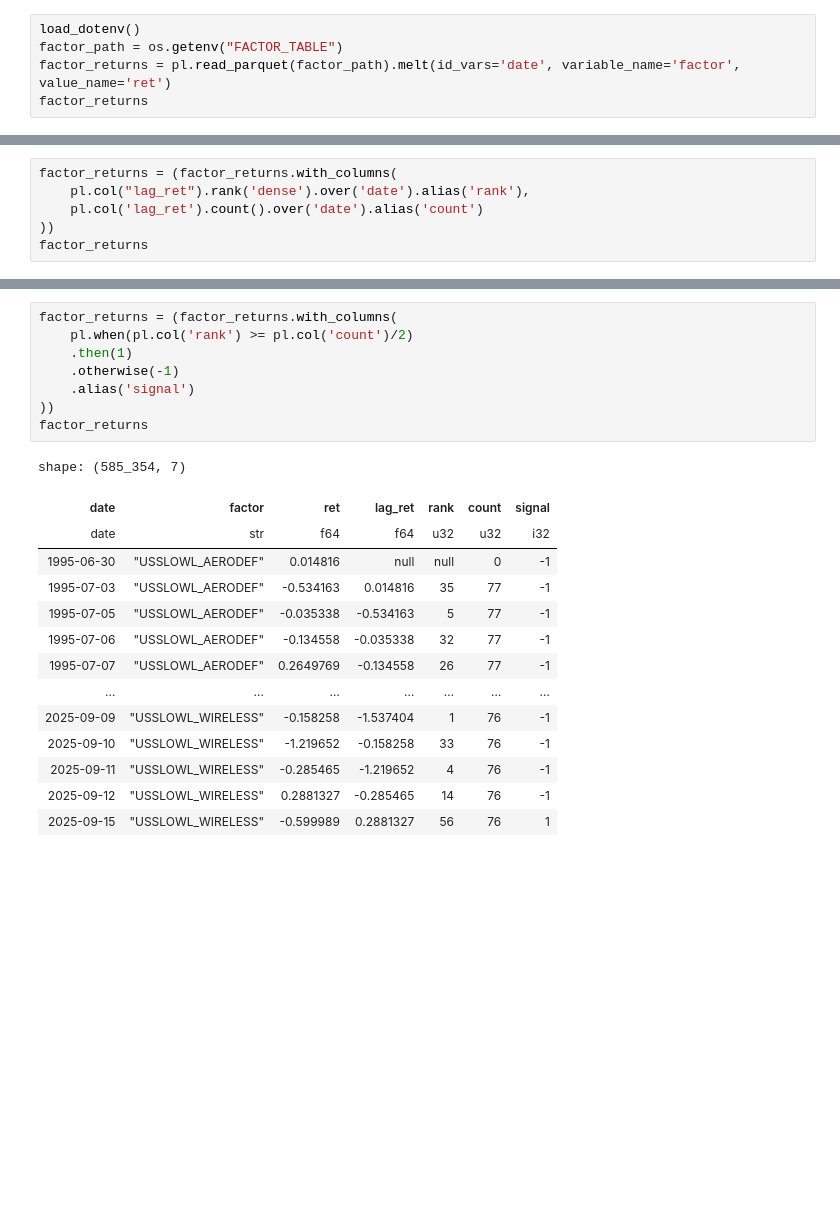
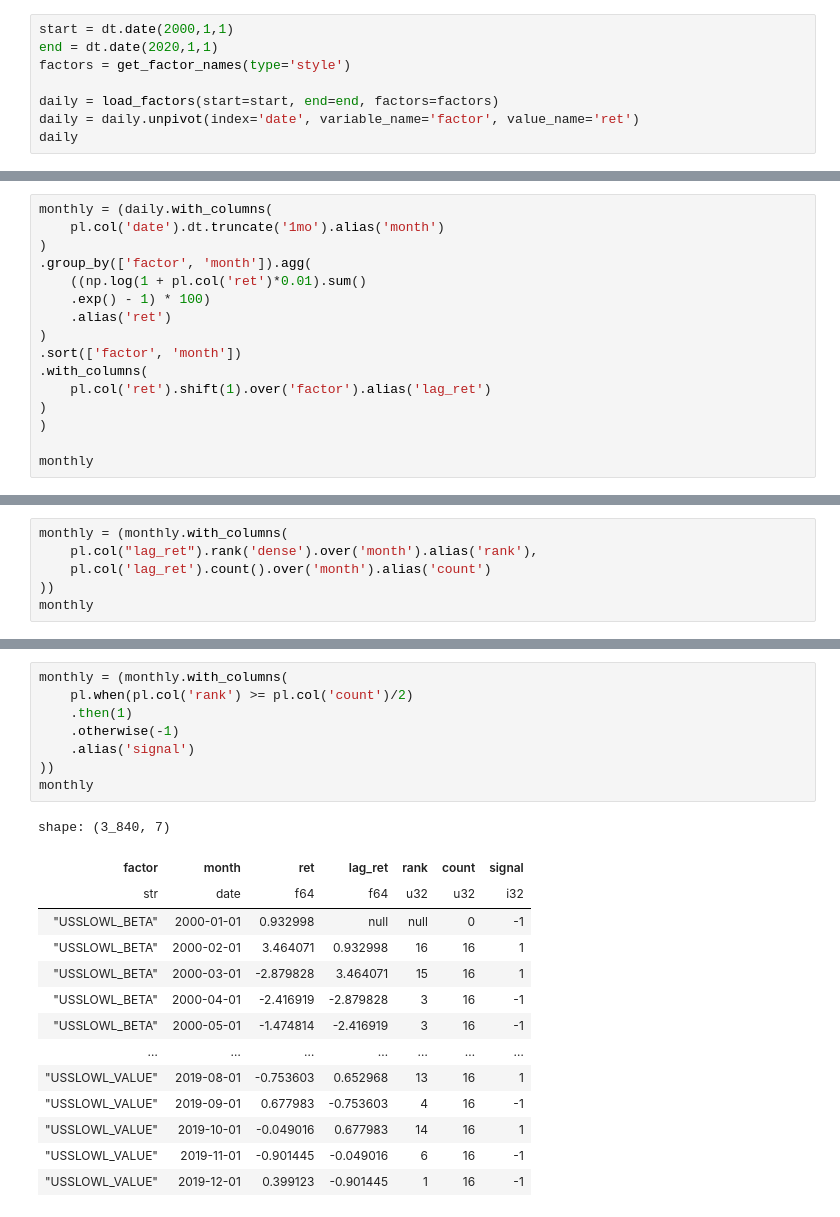
Before and after one commit to rvance1/factor-momentum, a Jupyter notebook: src/factors.ipynb, the cells around one changed output, grey strips where cells are left out. Cells and saved outputs as stored; diff of their text form; blank space fills up the shorter version.

```diff
--- a/src/factors.ipynb
+++ b/src/factors.ipynb
@@ -12,6 +10,9 @@ from dotenv import load_dotenv
 # %%
-load_dotenv()
-factor_path = os.getenv("FACTOR_TABLE")
-factor_returns = pl.read_parquet(factor_path).melt(id_vars='date', variable_name='factor', value_name='ret')
-factor_returns
+start = dt.date(2000,1,1)
+end = dt.date(2020,1,1)
+factors = get_factor_names(type='style')
+
+daily = load_factors(start=start, end=end, factors=factors)
+daily = daily.unpivot(index='date', variable_name='factor', value_name='ret')
+daily
 # %% [output]
@@ -51,0 +33,16 @@ shape: (585_354, 4)
+# %%
+monthly = (daily.with_columns(
+    pl.col('date').dt.truncate('1mo').alias('month')
+)
+.group_by(['factor', 'month']).agg(
+    ((np.log(1 + pl.col('ret')*0.01).sum()
+    .exp() - 1) * 100)
+    .alias('ret')
+)
+.sort(['factor', 'month'])
+.with_columns(
+    pl.col('ret').shift(1).over('factor').alias('lag_ret')
+)
+)
+
+monthly
@@ -52,7 +64,7 @@ shape: (585_354, 4)
 # %%
-factor_returns = (factor_returns.with_columns(
-    pl.col("lag_ret").rank('dense').over('date').alias('rank'),
-    pl.col('lag_ret').count().over('date').alias('count')
+monthly = (monthly.with_columns(
+    pl.col("lag_ret").rank('dense').over('month').alias('rank'),
+    pl.col('lag_ret').count().over('month').alias('count')
 ))
-factor_returns
+monthly
 # %% [output]
@@ -73,24 +85,24 @@ shape: (585_354, 6)
 # %%
-factor_returns = (factor_returns.with_columns(
+monthly = (monthly.with_columns(
     pl.when(pl.col('rank') >= pl.col('count')/2)
     .then(1)
     .otherwise(-1)
     .alias('signal')
 ))
-factor_returns
+monthly
 # %% [output]
-shape: (585_354, 7)
+shape: (3_840, 7)
-| date | factor | ret | lag_ret | rank | count | signal |
-| date | str | f64 | f64 | u32 | u32 | i32 |
-| 1995-06-30 | "USSLOWL_AERODEF" | 0.014816 | null | null | 0 | -1 |
-| 1995-07-03 | "USSLOWL_AERODEF" | -0.534163 | 0.014816 | 35 | 77 | -1 |
-| 1995-07-05 | "USSLOWL_AERODEF" | -0.035338 | -0.534163 | 5 | 77 | -1 |
-| 1995-07-06 | "USSLOWL_AERODEF" | -0.134558 | -0.035338 | 32 | 77 | -1 |
-| 1995-07-07 | "USSLOWL_AERODEF" | 0.2649769 | -0.134558 | 26 | 77 | -1 |
+| factor | month | ret | lag_ret | rank | count | signal |
+| str | date | f64 | f64 | u32 | u32 | i32 |
+| "USSLOWL_BETA" | 2000-01-01 | 0.932998 | null | null | 0 | -1 |
+| "USSLOWL_BETA" | 2000-02-01 | 3.464071 | 0.932998 | 16 | 16 | 1 |
+| "USSLOWL_BETA" | 2000-03-01 | -2.879828 | 3.464071 | 15 | 16 | 1 |
+| "USSLOWL_BETA" | 2000-04-01 | -2.416919 | -2.879828 | 3 | 16 | -1 |
+| "USSLOWL_BETA" | 2000-05-01 | -1.474814 | -2.416919 | 3 | 16 | -1 |
 | … | … | … | … | … | … | … |
-| 2025-09-09 | "USSLOWL_WIRELESS" | -0.158258 | -1.537404 | 1 | 76 | -1 |
-| 2025-09-10 | "USSLOWL_WIRELESS" | -1.219652 | -0.158258 | 33 | 76 | -1 |
-| 2025-09-11 | "USSLOWL_WIRELESS" | -0.285465 | -1.219652 | 4 | 76 | -1 |
-| 2025-09-12 | "USSLOWL_WIRELESS" | 0.2881327 | -0.285465 | 14 | 76 | -1 |
-| 2025-09-15 | "USSLOWL_WIRELESS" | -0.599989 | 0.2881327 | 56 | 76 | 1 |
+| "USSLOWL_VALUE" | 2019-08-01 | -0.753603 | 0.652968 | 13 | 16 | 1 |
+| "USSLOWL_VALUE" | 2019-09-01 | 0.677983 | -0.753603 | 4 | 16 | -1 |
+| "USSLOWL_VALUE" | 2019-10-01 | -0.049016 | 0.677983 | 14 | 16 | 1 |
+| "USSLOWL_VALUE" | 2019-11-01 | -0.901445 | -0.049016 | 6 | 16 | -1 |
+| "USSLOWL_VALUE" | 2019-12-01 | 0.399123 | -0.901445 | 1 | 16 | -1 |
 # %%
```
Also changed, not shown: parts of 7 cells of this notebook.
